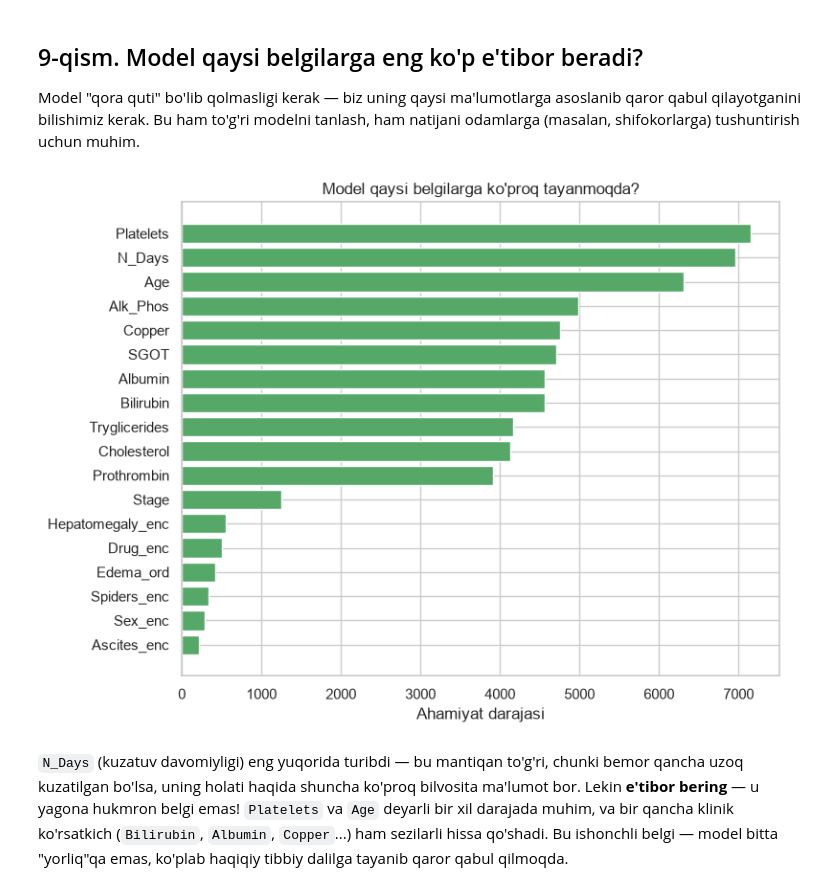
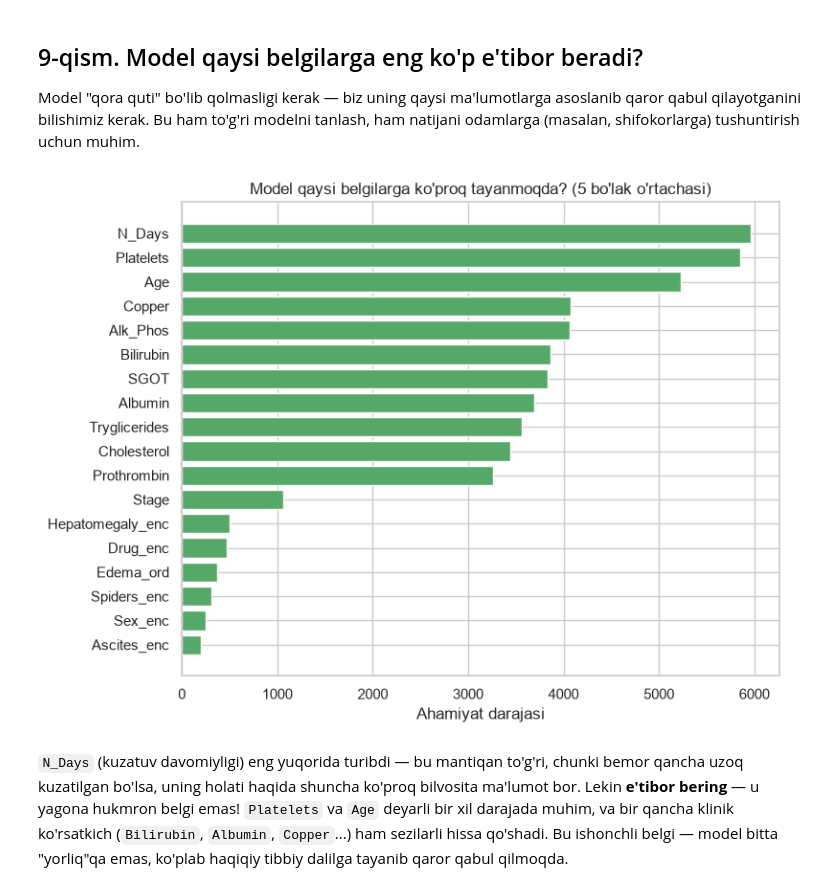
Before and after one commit to dilshojon216/cirrhosis-outcomes, a Jupyter notebook: notebooks/05_mohirdev_kurs.ipynb, the cells around one changed output. Drawn from its saved outputs; the diff is of its cells as text; code cells hidden in the pictures.

```diff
--- a/notebooks/05_mohirdev_kurs.ipynb
+++ b/notebooks/05_mohirdev_kurs.ipynb
@@ -343,22 +274,16 @@ qo'shimcha o'quv ma'lumoti sifatida qo'shsak, model yaxshilanadimi?
 holda modelimizning haqiqiy sifatini noto'g'ri baholab qo'yamiz ("o'zini o'zi
 tekshirish" xatosi). Buni qanday amalga oshirishni 7-qismda ko'rasiz.
 # %%
+original = pd.read_csv(DATA_DIR / "cirrhosis.csv").rename(columns={"ID": "id"}).set_index("id")
+original = original[original[TARGET].isin(CLASSES)].copy()
+original[TARGET] = original[TARGET].map(status_to_label).astype("int8")
+
 train["is_original"] = 0
-original_path = DATA_DIR / "cirrhosis.csv"
+original["is_original"] = 1
+original.index = original.index + 1_000_000  # id'lar bir-biriga qorishib ketmasligi uchun
 
-if original_path.exists():
-    original = pd.read_csv(original_path).rename(columns={"ID": "id"}).set_index("id")
-    original = original[original[TARGET].isin(CLASSES)].copy()
-    original[TARGET] = original[TARGET].map(status_to_label).astype("int8")
-    original["is_original"] = 1
-    original.index = original.index + 1_000_000  # id'lar bir-biriga qorishib ketmasligi uchun
-
-    train = pd.concat([train, original], axis=0)
-    print(f"Asl tadqiqotdan +{len(original)} bemor qo'shildi -> jami o'quv ma'lumoti: {len(train):,} qator")
-else:
-    # 1-qismda internet muammosi tufayli yuklab bo'lmagan bo'lishi mumkin — bu holatda
-    # ham davom etamiz, faqat original ma'lumotsiz (natija biroz yomonroq bo'ladi, xolos).
-    print("Asl UCI dataset topilmadi — faqat musobaqa ma'lumoti bilan davom etamiz.")
+train = pd.concat([train, original], axis=0)
+print(f"Asl tadqiqotdan +{len(original)} bemor qo'shildi -> jami o'quv ma'lumoti: {len(train):,} qator")
 # %% [output]
 Asl tadqiqotdan +418 bemor qo'shildi -> jami o'quv ma'lumoti: 15,417 qator
 # %% [markdown]
@@ -383,9 +308,12 @@ binary_maps = {
 }
 edema_map = {"N": 0, "S": 1, "Y": 2}  # ordinal: og'irlashib boradigan tartib
 
-for col, mapping in binary_maps.items():
-    train[f"{col}_enc"] = train[col].map(mapping)
-train["Edema_ord"] = train["Edema"].map(edema_map)
+# E'tibor bering: train'ga QANDAY o'zgartirish qilsak, test'ga ham AYNAN SHUNI qilamiz —
+# aks holda 10-qismda test.csv uchun bashorat qilmoqchi bo'lganimizda kerakli ustunlar topilmay qoladi.
+for df in (train, test):
+    for col, mapping in binary_maps.items():
+        df[f"{col}_enc"] = df[col].map(mapping)
+    df["Edema_ord"] = df["Edema"].map(edema_map)
 
 base_feature_cols = numeric_cols + ["Stage"] + [f"{c}_enc" for c in binary_maps] + ["Edema_ord"]
 print(f"Sodda ('baza') feature to'plami: {len(base_feature_cols)} ustun")
@@ -520,6 +448,8 @@ LGBM_PARAMS = dict(
 )
 
 oof_proba = np.full((len(train), 3), np.nan)
+test_proba_folds = []  # har bir bo'lakda o'qitilgan model test.csv uchun beradigan bashorat
+fold_models = []
 fold_losses = []
 
 for fold in range(N_FOLDS):
@@ -537,6 +467,8 @@ for fold in range(N_FOLDS):
     oof_proba[np.flatnonzero(val_mask)] = proba
     fold_loss = log_loss(y_val, proba, labels=[0, 1, 2])
     fold_losses.append(fold_loss)
+    fold_models.append(model)
+    test_proba_folds.append(model.predict_proba(test[base_feature_cols]))
     print(f"  {fold + 1}-bo'lak: log loss = {fold_loss:.4f}")
 
 lgbm_cv_loss = log_loss(train.loc[comp_mask, TARGET], oof_proba[comp_mask], labels=[0, 1, 2])
@@ -564,19 +496,20 @@ asoslanib qaror qabul qilayotganini bilishimiz kerak. Bu ham to'g'ri modelni
 tanlash, ham natijani odamlarga (masalan, shifokorlarga) tushuntirish uchun
 muhim.
 # %%
+importances = np.array([m.feature_importances_ for m in fold_models])
 fi = pd.DataFrame({
     "feature": base_feature_cols,
-    "importance": model.feature_importances_,
+    "importance": importances.mean(axis=0),
 }).sort_values("importance", ascending=False)
 
 fig, ax = plt.subplots(figsize=(8, 6))
 ax.barh(fi["feature"][::-1], fi["importance"][::-1], color="#55A868")
-ax.set_title("Model qaysi belgilarga ko'proq tayanmoqda?")
+ax.set_title("Model qaysi belgilarga ko'proq tayanmoqda? (5 bo'lak o'rtachasi)")
 ax.set_xlabel("Ahamiyat darajasi")
 plt.tight_layout()
 plt.show()
 # %% [output]
-[figure, old version]
+[figure, new version]
 # %% [markdown]
 `N_Days` (kuzatuv davomiyligi) eng yuqorida turibdi — bu mantiqan to'g'ri,
 chunki bemor qancha uzoq kuzatilgan bo'lsa, uning holati haqida shuncha
```
Also changed, not shown: parts of 7 cells of this notebook.
